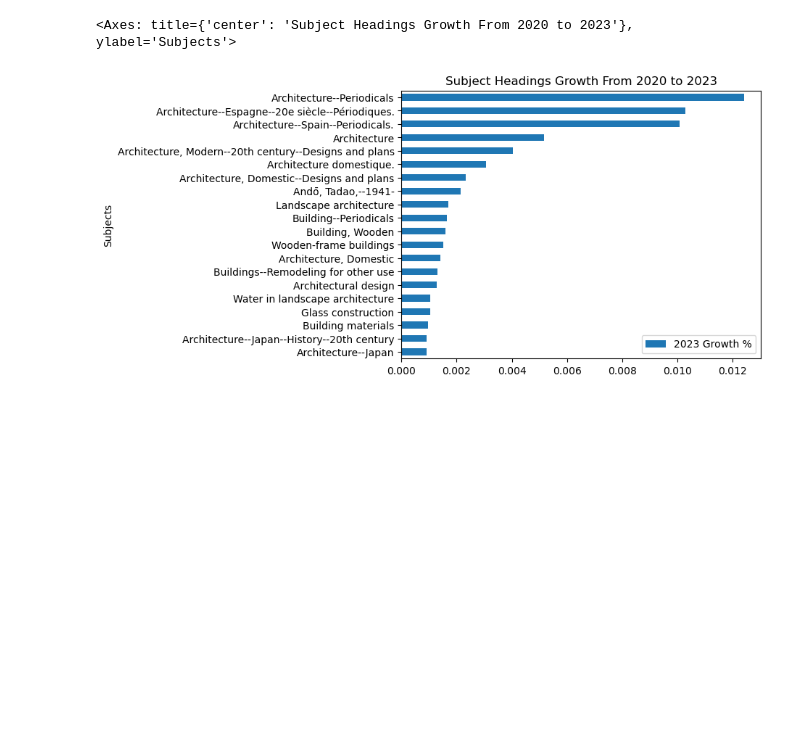
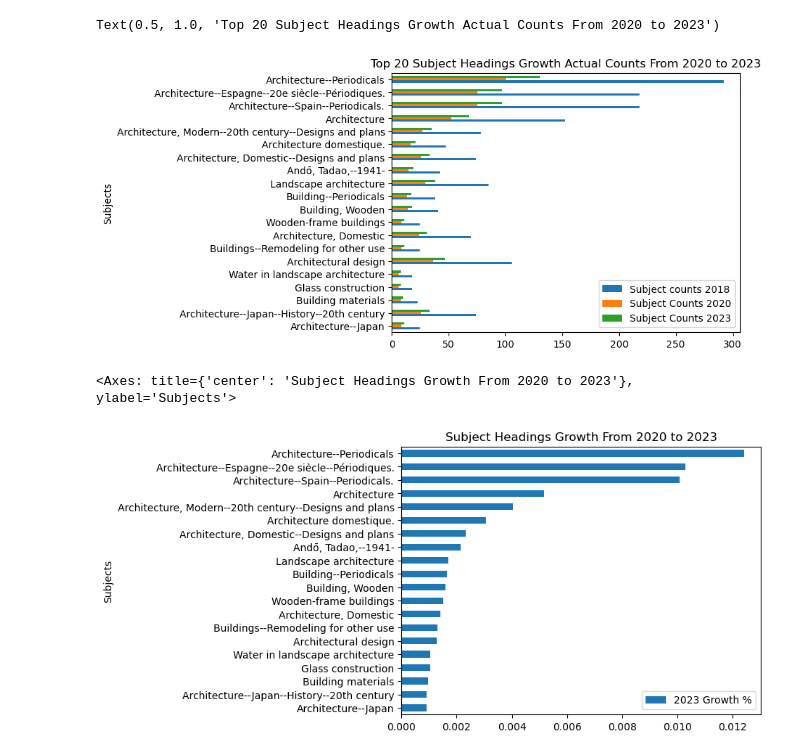
Before and after one commit to senderrr/Architecture, a Jupyter notebook: ArchitectureNotebookArticlePlots.ipynb, the cells around one changed output. Saved outputs shown, nothing was run; the diff lists cells and outputs as text; code cells hidden in the pictures; blank space fills up the shorter version.

```diff
--- a/ArchitectureNotebookArticlePlots.ipynb
+++ b/ArchitectureNotebookArticlePlots.ipynb
@@ -233,3 +214,22 @@ ThreeSHGrowth2023
+# %%
+three_df_2018 = Mask('2018', three_df)
+three_df_2020 = Mask('2020', three_df)
+three_df_2023 = Mask('2023', three_df)
+
+ThreeSHCounts = diff_three_df2023.rename(columns={"2023 Diff 2020": "2023 Growth %"})
+ThreeSHCounts = ThreeSHCounts.sort_values('2023 Growth %', ascending=False)
+
+ThreeSHCounts = ThreeSHCounts.head(20)
+ThreeSHCounts['Subject Counts 2023'] = ThreeSHCounts['Subj % 2023'] * len(three_df_2023)
+ThreeSHCounts['Subject Counts 2020'] = ThreeSHCounts['Subj % 2023'] * len(three_df_2020)
+ThreeSHCounts['Subject counts 2018'] = ThreeSHCounts['Subj % 2023'] * len(three_df_2018)
+ThreeSHCounts
+
+ThreeSHCounts = ThreeSHCounts.head(20).sort_values('2023 Growth %', ascending=True).plot(x="Subjects", y=['Subject counts 2018', 'Subject Counts 2020', 'Subject Counts 2023'], kind="barh")
+ThreeSHCounts.set_title('Top 20 Subject Headings Growth Actual Counts From 2020 to 2023')
+# %% [output]
+Text(0.5, 1.0, 'Top 20 Subject Headings Growth Actual Counts From 2020 to 2023')
+[figure, added]
 # %%
 # plotting sorted  by 2023 Diff 2018 on all there subjects (largest to smallest change)
 ThreeSHGrowth2020Only = diff_three_df2023.rename(columns={"2023 Diff 2020": "2023 Growth %"})
```
Also changed, not shown: parts of 3 cells of this notebook.
